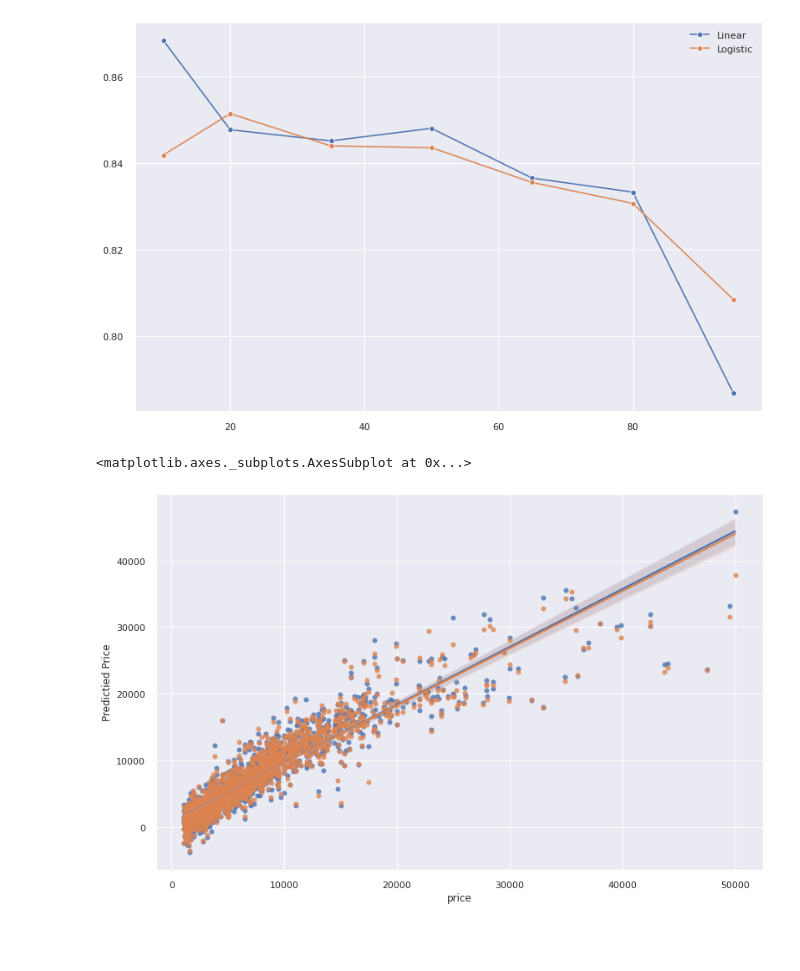
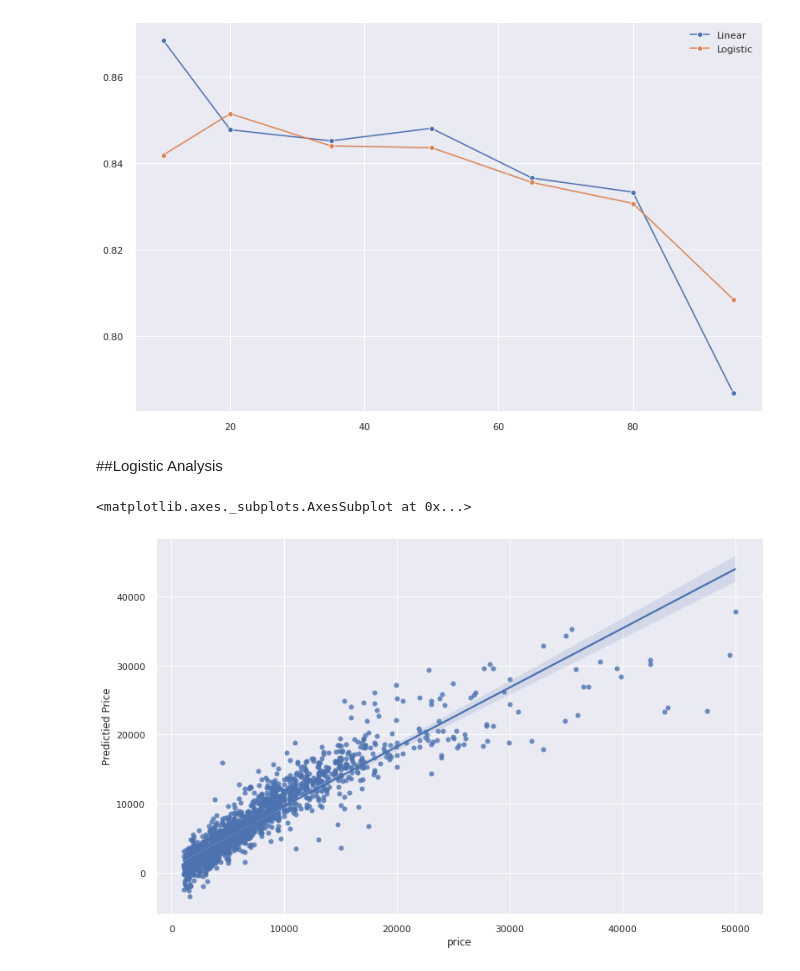
Before and after one commit to cRaeber/Car-Price-Prediction-Machine-Learning, a Jupyter notebook: ML_Project.ipynb, the cells around one changed output. Saved outputs shown, nothing was run; the diff lists cells and outputs as text; code cells hidden in the pictures; blank space fills up the shorter version.

```diff
--- a/ML_Project.ipynb
+++ b/ML_Project.ipynb
@@ -380,11 +372,12 @@ sns.lineplot(testSize, scoresLog, marker='o', ax=ax, label='Logistic')
 # %% [output]
 <matplotlib.axes._subplots.AxesSubplot at 0x...>
 [figure]
+# %% [markdown]
+##Logistic Analysis
 # %%
 fig, ax = plt.subplots()
 ax.set_ylabel("Predictied Price")
-sns.regplot(x=y_test, y=predictionsLin, ax=ax)
 sns.regplot(x=y_test, y=predictionsLog, ax=ax)
 # %% [output]
 <matplotlib.axes._subplots.AxesSubplot at 0x...>
-[figure, old version]
+[figure, new version]
```
Also changed, not shown: parts of 1 cell of this notebook.
